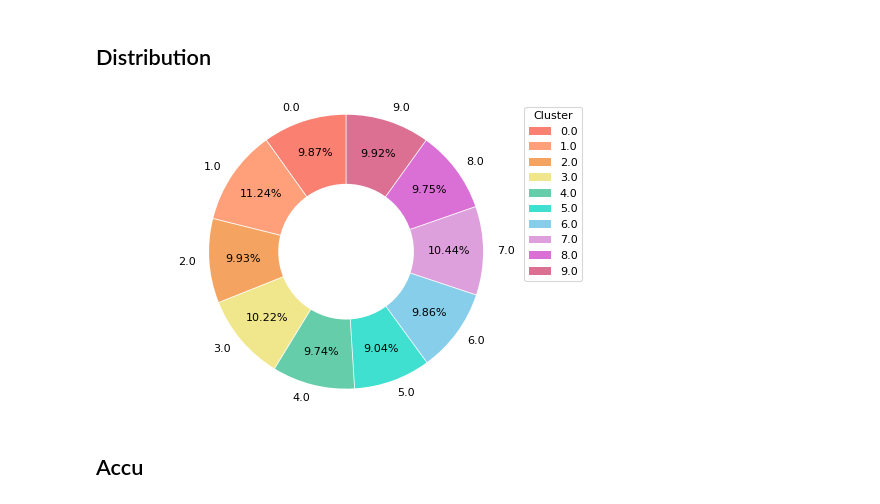
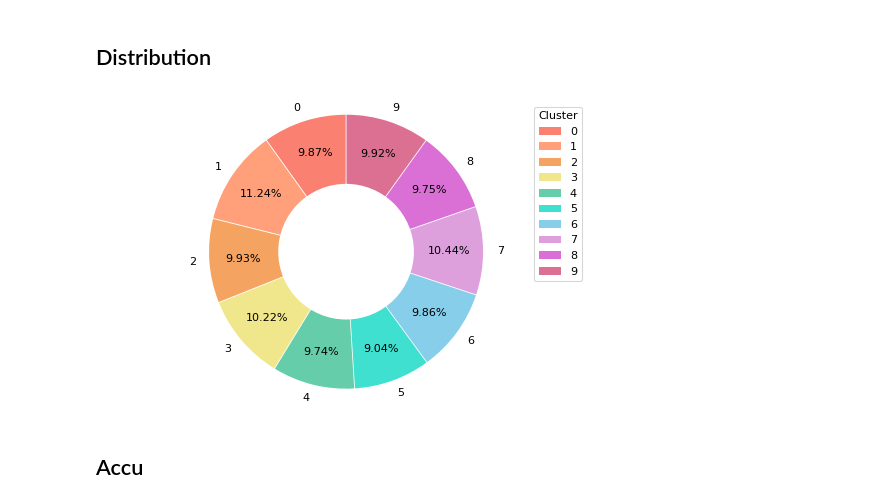
Before and after one commit to jwang44/upgraded-octo-chainsaw, a Jupyter notebook: DataVisualization.ipynb, the cells around one changed output. Saved outputs shown, nothing was run; the diff lists cells and outputs as text; code cells hidden in the pictures.

```diff
--- a/DataVisualization.ipynb
+++ b/DataVisualization.ipynb
@@ -24,6 +26,11 @@ from torch.utils.data import DataLoader, TensorDataset
 from PIL import Image
 import torch
 import pandas as pd
+# %%
+TRAIN_DATA_PATH = "Train.pkl"
+TRAIN_LABEL_PATH = "Train_labels.csv"
+TEST_DATA_PATH = "Test.pkl"
+CSV_OUTPUT_PATH = "PRED_RESULT.csv"
 # %% [markdown]
 ## Dataset Class / Data Loaders
 # %%
@@ -78,39 +85,41 @@ import numpy as np
 import matplotlib.pyplot as plt
 from collections import Counter
 from collections import OrderedDict
+# %%
+data_label = dataset.targets.astype(int)
 # %%
 # draw distribution
 
-y_labels = Counter(dataset.targets)
+y_labels = Counter(data_label)
 y_labels = OrderedDict(sorted(y_labels.items()))
 
 plt.figure(figsize=(7.8,5),dpi=80) # fig size
 plt_labels = list(y_labels.keys()) # label
 sizes = list(y_labels.values())
 
 colors = ['salmon', 'lightsalmon', 'sandybrown', 'khaki', 'mediumaquamarine', 'turquoise','skyblue', 'plum', 'orchid', 'palevioletred'] # color of each sector
 explode = (0.01,0.01,0.01,0.01,0.01,0.01,0.01,0.01,0.01,0.01)
 patches,text1,text2 = plt.pie(sizes,
                       explode = explode,
                       labels=plt_labels,
                       colors=colors,
                       # labeldistance = 1.2,
                       labeldistance = 1.1,
                       autopct = '%3.2f%%',
                       shadow = False,
                       startangle = 90,
                       pctdistance = 0.75)
 # draw the circle to make donut
 circle = plt.Circle((0,0),0.5,fc='white')
 donut = plt.gcf()
 donut.gca().add_artist(circle)
 # patches: pie chart，texts1: label text，texts2: pie chart text
 plt.axis('equal')
 plt.legend(title = 'Cluster',loc='upper right')
 plt.savefig('piechart.png')
 plt.show()
 # %% [output]
-[figure, old version]
+[figure, new version]
 # %% [markdown]
 ## Accu
 # %%
```
Also changed, not shown: parts of 1 cell of this notebook.
